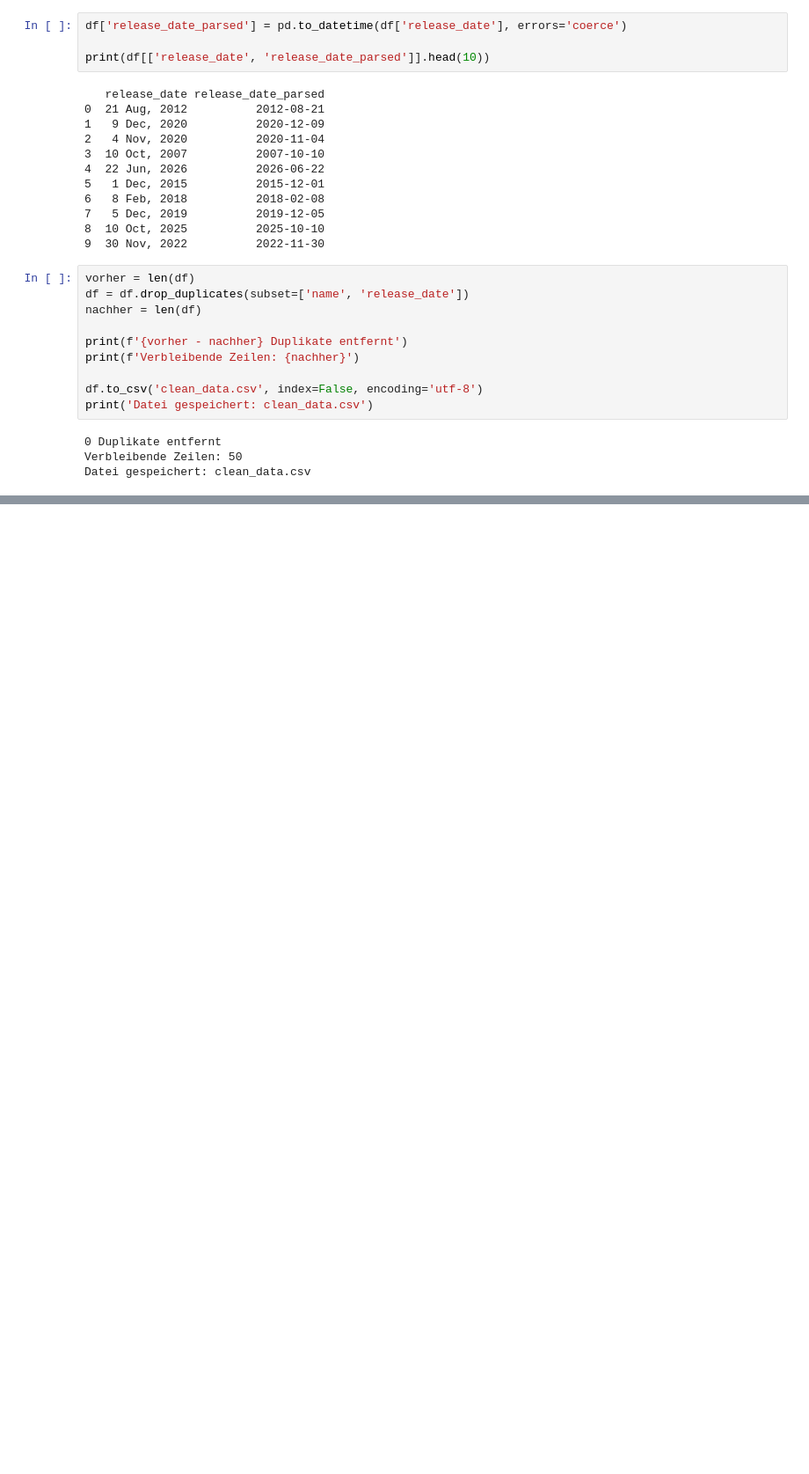
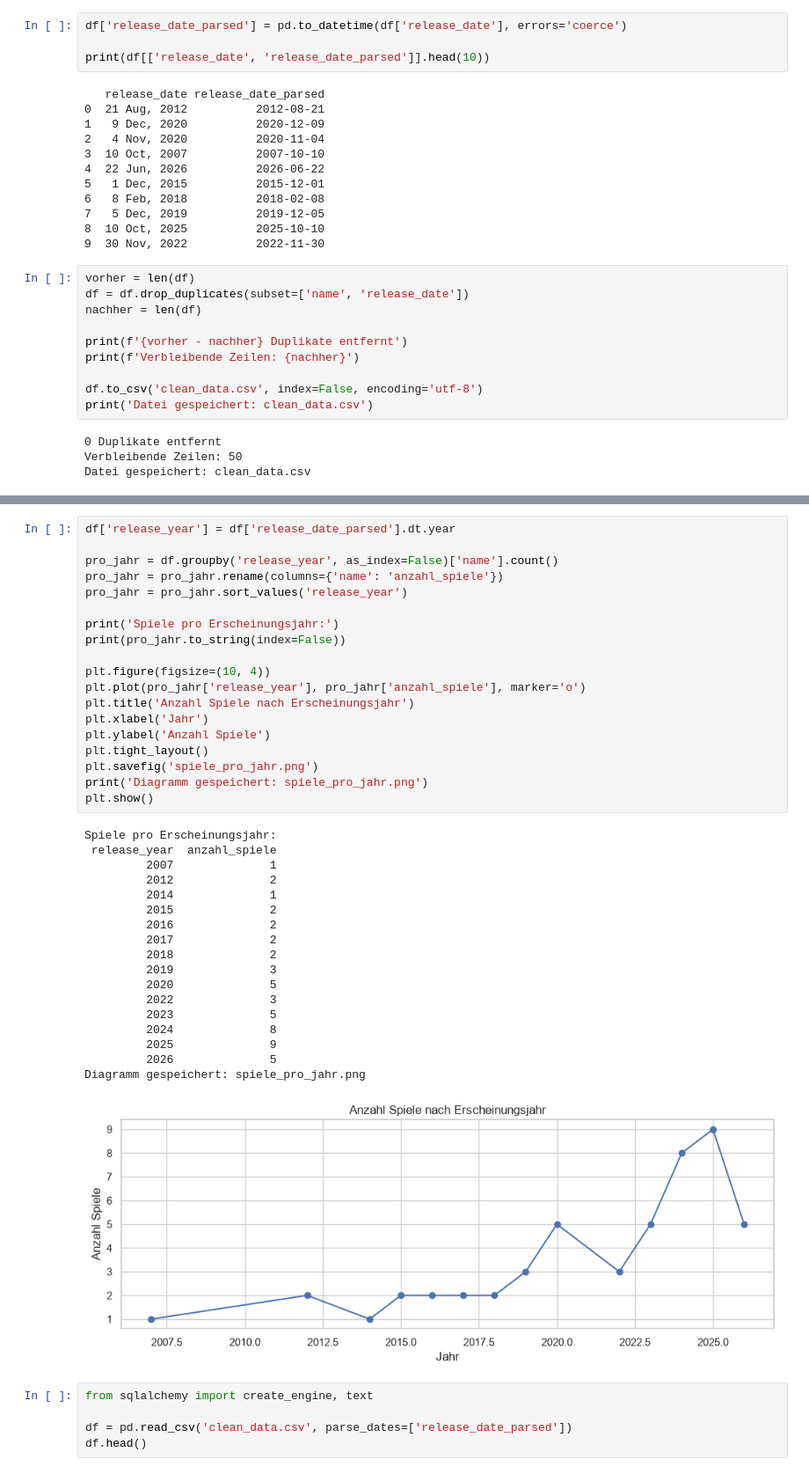
Before and after one commit to axpogroup/introductory-apprenticeship-axsa, a Jupyter notebook: web_scraper/steam_scraper.ipynb, the cells around one changed output, grey strips where cells are left out. Shown at 88% size. Cells and saved outputs as stored; diff of their text form; blank space fills up the shorter version.

```diff
--- a/web_scraper/steam_scraper.ipynb
+++ b/web_scraper/steam_scraper.ipynb
@@ -282,0 +331,43 @@ Datei gespeichert: clean_data.csv
+# %%
+df['release_year'] = df['release_date_parsed'].dt.year
+
+pro_jahr = df.groupby('release_year', as_index=False)['name'].count()
+pro_jahr = pro_jahr.rename(columns={'name': 'anzahl_spiele'})
+pro_jahr = pro_jahr.sort_values('release_year')
+
+print('Spiele pro Erscheinungsjahr:')
+print(pro_jahr.to_string(index=False))
+
+plt.figure(figsize=(10, 4))
+plt.plot(pro_jahr['release_year'], pro_jahr['anzahl_spiele'], marker='o')
+plt.title('Anzahl Spiele nach Erscheinungsjahr')
+plt.xlabel('Jahr')
+plt.ylabel('Anzahl Spiele')
+plt.tight_layout()
+plt.savefig('spiele_pro_jahr.png')
+print('Diagramm gespeichert: spiele_pro_jahr.png')
+plt.show()
+# %% [output]
+Spiele pro Erscheinungsjahr:
+ release_year  anzahl_spiele
+         2007              1
+         2012              2
+         2014              1
+         2015              2
+         2016              2
+         2017              2
+         2018              2
+         2019              3
+         2020              5
+         2022              3
+         2023              5
+         2024              8
+         2025              9
+         2026              5
+Diagramm gespeichert: spiele_pro_jahr.png
+[figure, added]
+# %%
+from sqlalchemy import create_engine, text
+
+df = pd.read_csv('clean_data.csv', parse_dates=['release_date_parsed'])
+df.head()
```
Also changed, not shown: parts of 2 cells of this notebook, 2 other files.
